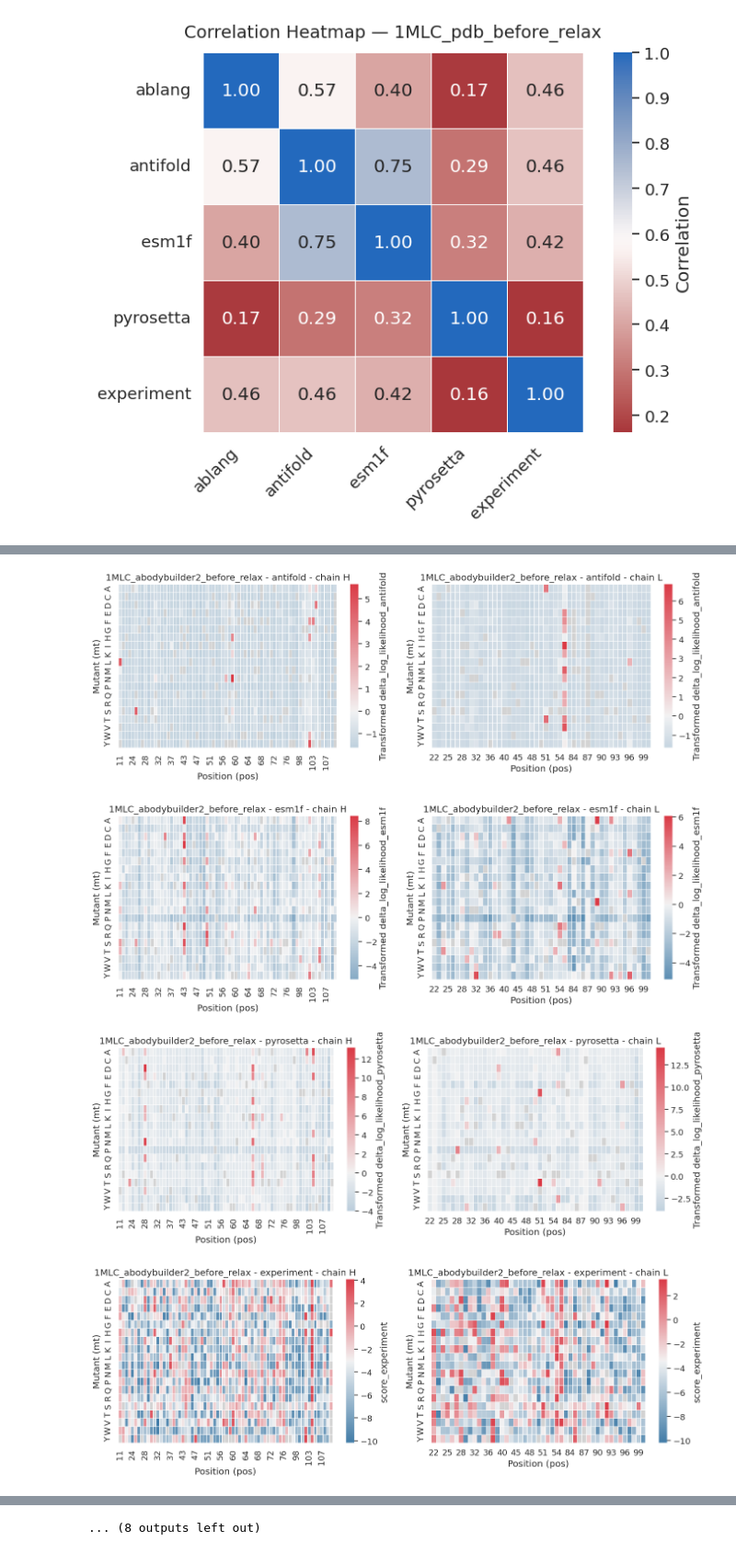
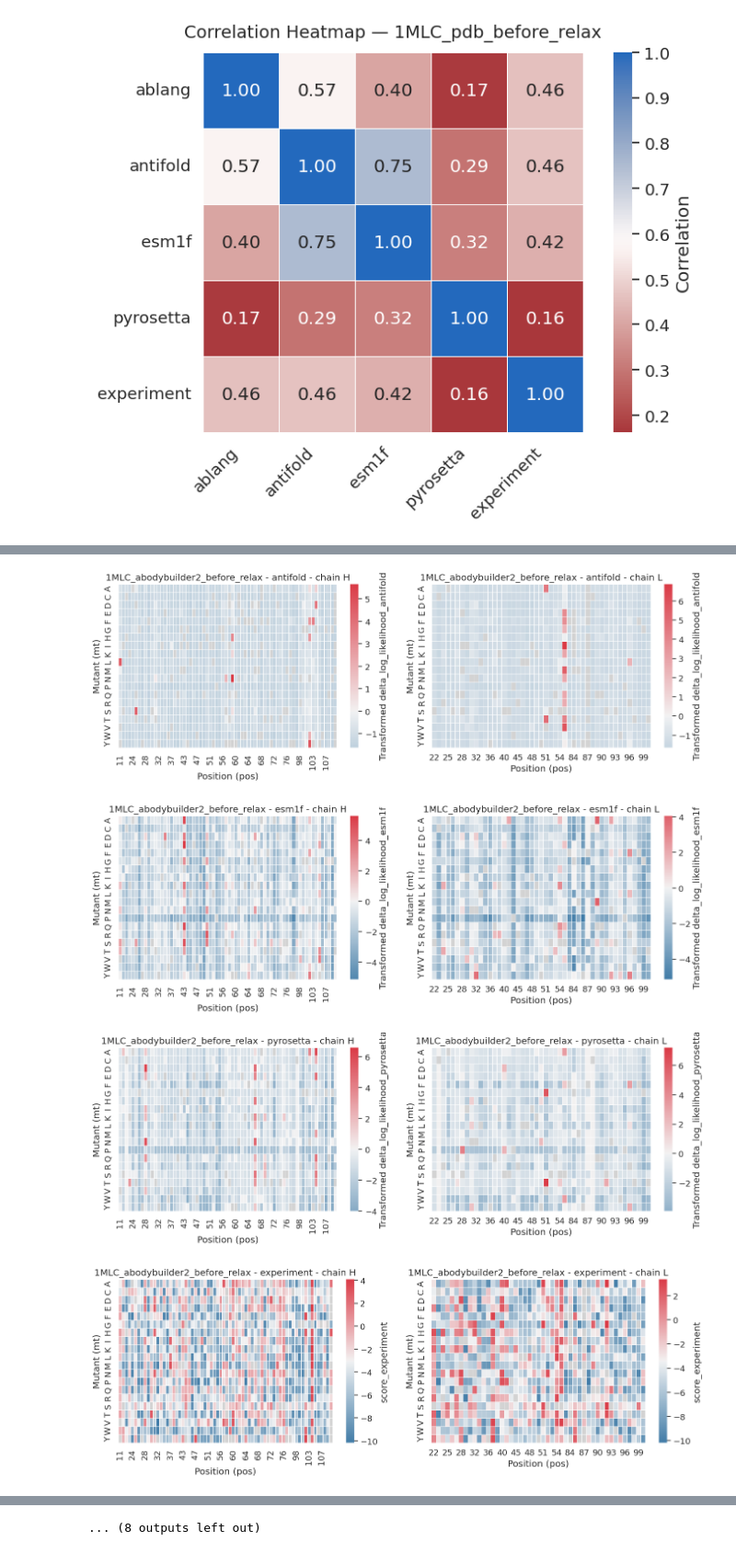
Before and after one commit to WenyueDai/Benchmark_point_mutation_antibody_VHH, a Jupyter notebook: benchmark_results/playground_mAb_DMS/20250715_thermo_mAb.ipynb, the cells around one changed output, grey strips where cells are left out. Shown at 92% size. Saved outputs shown, nothing was run; the diff lists cells and outputs as text; code cells hidden in the pictures.

Commit message:
correct plot

```diff
--- a/benchmark_results/playground_mAb_DMS/20250715_thermo_mAb.ipynb
+++ b/benchmark_results/playground_mAb_DMS/20250715_thermo_mAb.ipynb
@@ -136,7 +136,7 @@ def signed_log_esm1f(x):
     try:
         val = np.sign(x) * np.log1p(np.abs(x))
         if x > 0:
-            return val * 450
+            return val * 300
         elif x < 0:
             return val * 50
         else:
@@ -148,7 +148,7 @@ def signed_log_pyrosetta(x):
     try:
         val = np.sign(x) * np.log1p(np.abs(x))
         if x > 0:
-            return np.log1p(x) * 8
+            return np.log1p(x) * 4
         elif x < 0:
             return val * 0.5
         else:
@@ -156,10 +156,10 @@ def signed_log_pyrosetta(x):
     except:
         return np.nan
 
-# Define diverging cmap with grey mask
+# Define diverging cmap (with meaningful 0 as sperator) with grey mask
 def get_diverging_cmap():
     cmap = sns.diverging_palette(240, 10, as_cmap=True)
-    cmap.set_bad("lightgrey")
+    cmap.set_bad("lightgrey") #Nan or masked value
     return cmap
 
 # Iterate through samples
@@ -184,6 +184,8 @@ for sample in samples:
             # Mask where wt == mt
             mask_data = df_chain[df_chain['wt'] == df_chain['mt']]
             mask_matrix = mask_data.pivot(index="mt", columns="pos", values=delta_col)
+            # Can omit to follow line if mask_matrix and pivot_transformed have
+            # the same shape and clean table(no Na)
             mask = mask_matrix.notna().reindex_like(pivot).fillna(False)
 
             sns.heatmap(
@@ -238,8 +240,8 @@ for sample in samples:
 [figure]
 [figure]
 [figure]
-[figure, old version]
+[figure, new version]
-[figure, old version]
+[figure, new version]
 [figure]
 [figure]
 [figure]
```
Also changed, not shown: parts of 4 cells of this notebook, 2 other files.
